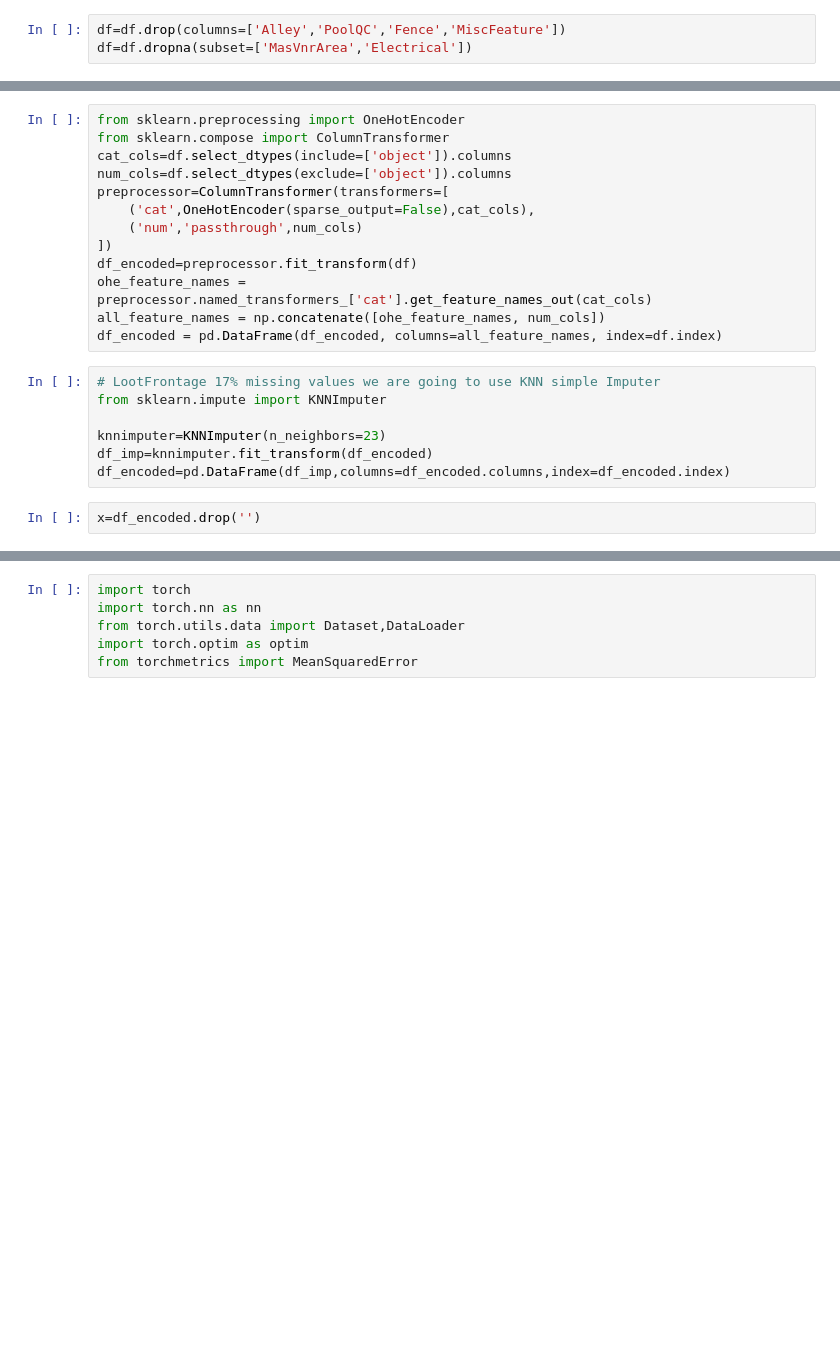
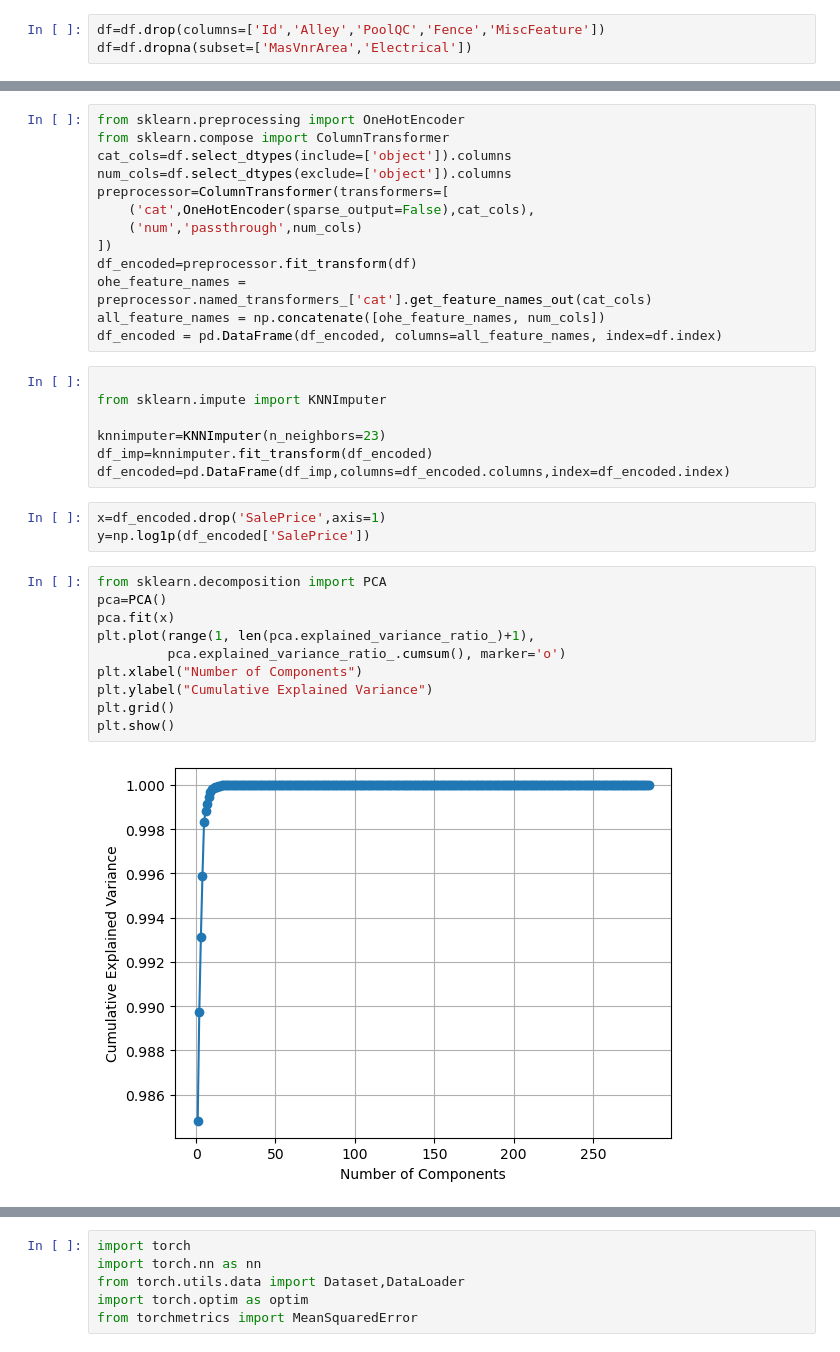
Before and after one commit to Mc5obiza/house-prices-advanced-regression-techniques, a Jupyter notebook: model.ipynb, the cells around one changed output, grey strips where cells are left out. Saved outputs shown, nothing was run; the diff lists cells and outputs as text; blank space fills up the shorter version.

```diff
--- a/model.ipynb
+++ b/model.ipynb
@@ -12,5 +21,5 @@ count=count.loc[(lambda x :x>0)].apply(lambda x:np.round(x/df.shape[0]*100,2))
 # %%
-df=df.drop(columns=['Alley','PoolQC','Fence','MiscFeature'])
+df=df.drop(columns=['Id','Alley','PoolQC','Fence','MiscFeature'])
 df=df.dropna(subset=['MasVnrArea','Electrical'])
 # %%
 count=df.isna().sum()
@@ -53,11 +62,24 @@ ohe_feature_names = preprocessor.named_transformers_['cat'].get_feature_names_ou
 all_feature_names = np.concatenate([ohe_feature_names, num_cols])
 df_encoded = pd.DataFrame(df_encoded, columns=all_feature_names, index=df.index)
 # %%
-# LootFrontage 17% missing values we are going to use KNN simple Imputer
+
 from sklearn.impute import KNNImputer
 
 knnimputer=KNNImputer(n_neighbors=23)
 df_imp=knnimputer.fit_transform(df_encoded)
 df_encoded=pd.DataFrame(df_imp,columns=df_encoded.columns,index=df_encoded.index)
 # %%
-x=df_encoded.drop('')
+x=df_encoded.drop('SalePrice',axis=1)
+y=np.log1p(df_encoded['SalePrice'])
+# %%
+from sklearn.decomposition import PCA
+pca=PCA()
+pca.fit(x)
+plt.plot(range(1, len(pca.explained_variance_ratio_)+1),
+         pca.explained_variance_ratio_.cumsum(), marker='o')
+plt.xlabel("Number of Components")
+plt.ylabel("Cumulative Explained Variance")
+plt.grid()
+plt.show()
+# %% [output]
+[figure, added]
```
Also changed, not shown: parts of 10 cells of this notebook.
